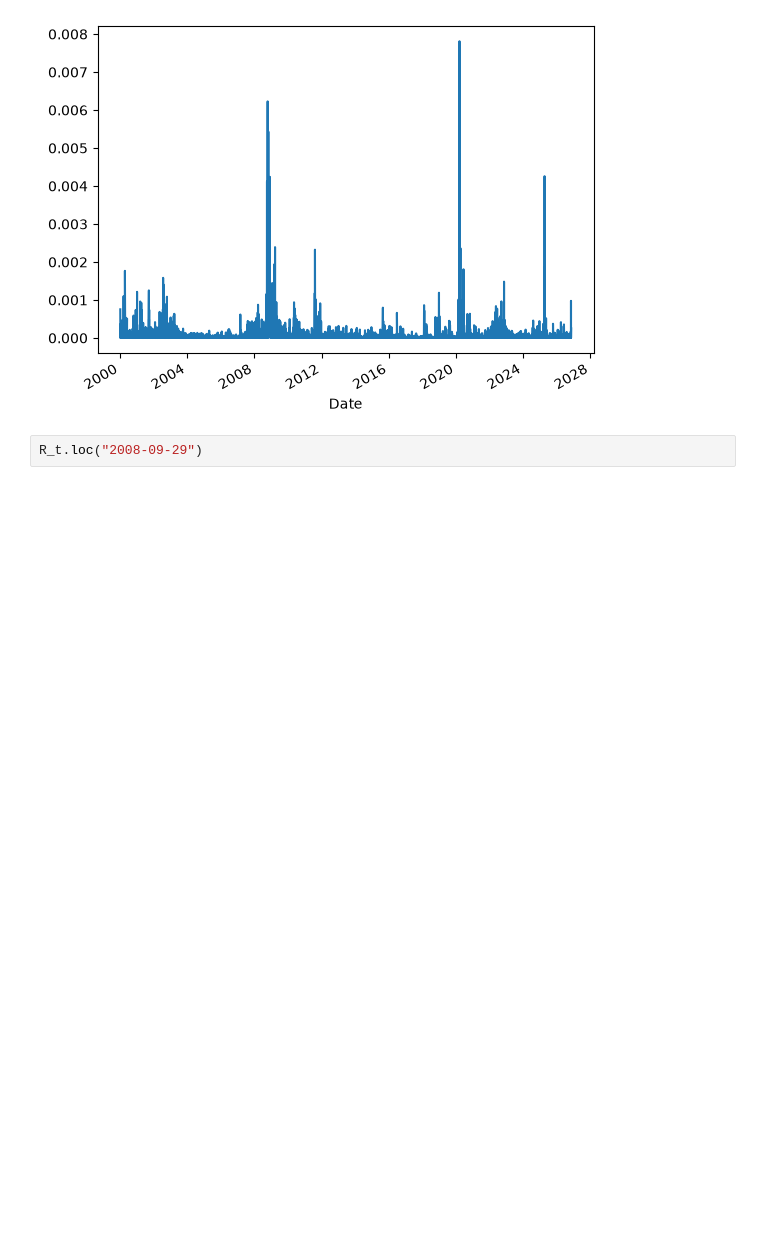
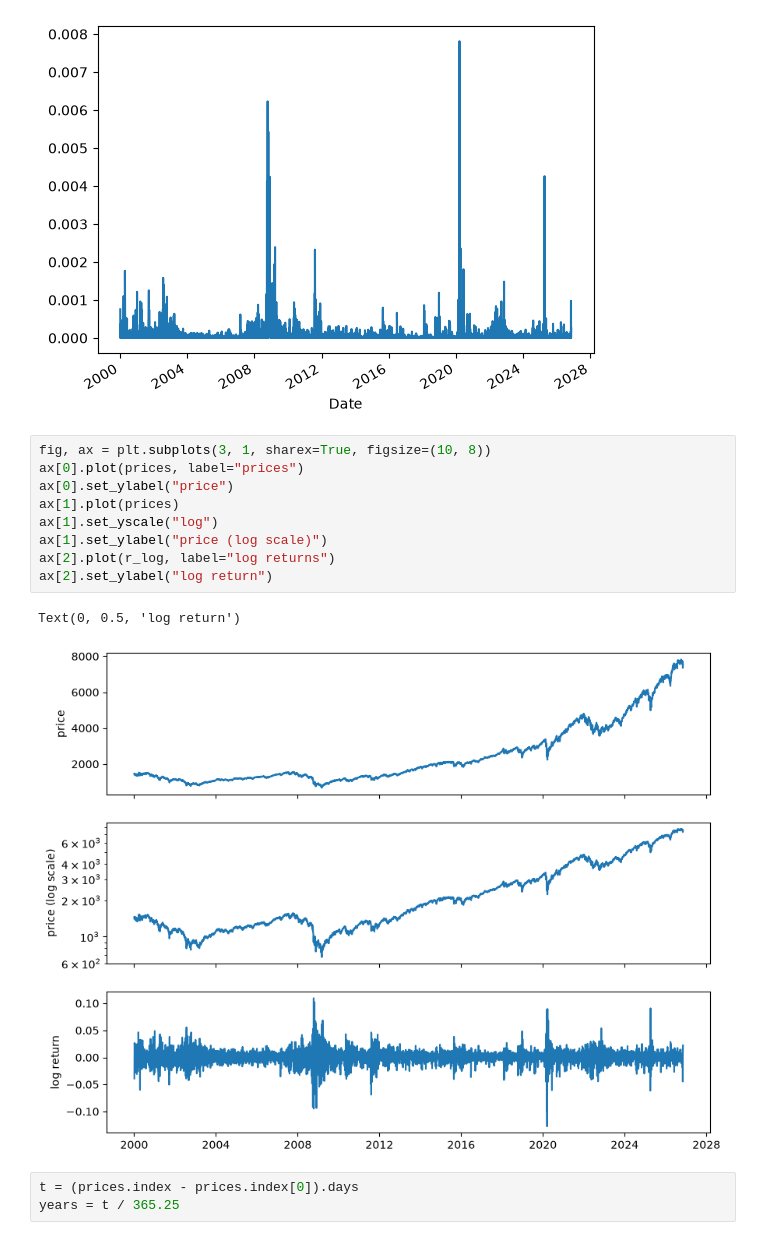
Before and after one commit to mats-sr/Returns_analysis, a Jupyter notebook: 01_daten_und_renditen.ipynb, the cells around one changed output. Drawn from its saved outputs; the diff is of its cells as text; blank space fills up the shorter version.

Commit message:
Plots erstellt

```diff
--- a/01_daten_und_renditen.ipynb
+++ b/01_daten_und_renditen.ipynb
@@ -100,4 +100,17 @@ print(diff.max())
 0.007811645068882989
 [figure]
 # %%
-R_t.loc("2008-09-29")
+fig, ax = plt.subplots(3, 1, sharex=True, figsize=(10, 8))
+ax[0].plot(prices, label="prices")
+ax[0].set_ylabel("price")
+ax[1].plot(prices)
+ax[1].set_yscale("log")
+ax[1].set_ylabel("price (log scale)")
+ax[2].plot(r_log, label="log returns")
+ax[2].set_ylabel("log return")
+# %% [output]
+Text(0, 0.5, 'log return')
+[figure, added]
+# %%
+t = (prices.index - prices.index[0]).days
+years = t / 365.25
```
Also changed, not shown: parts of 1 cell of this notebook.
